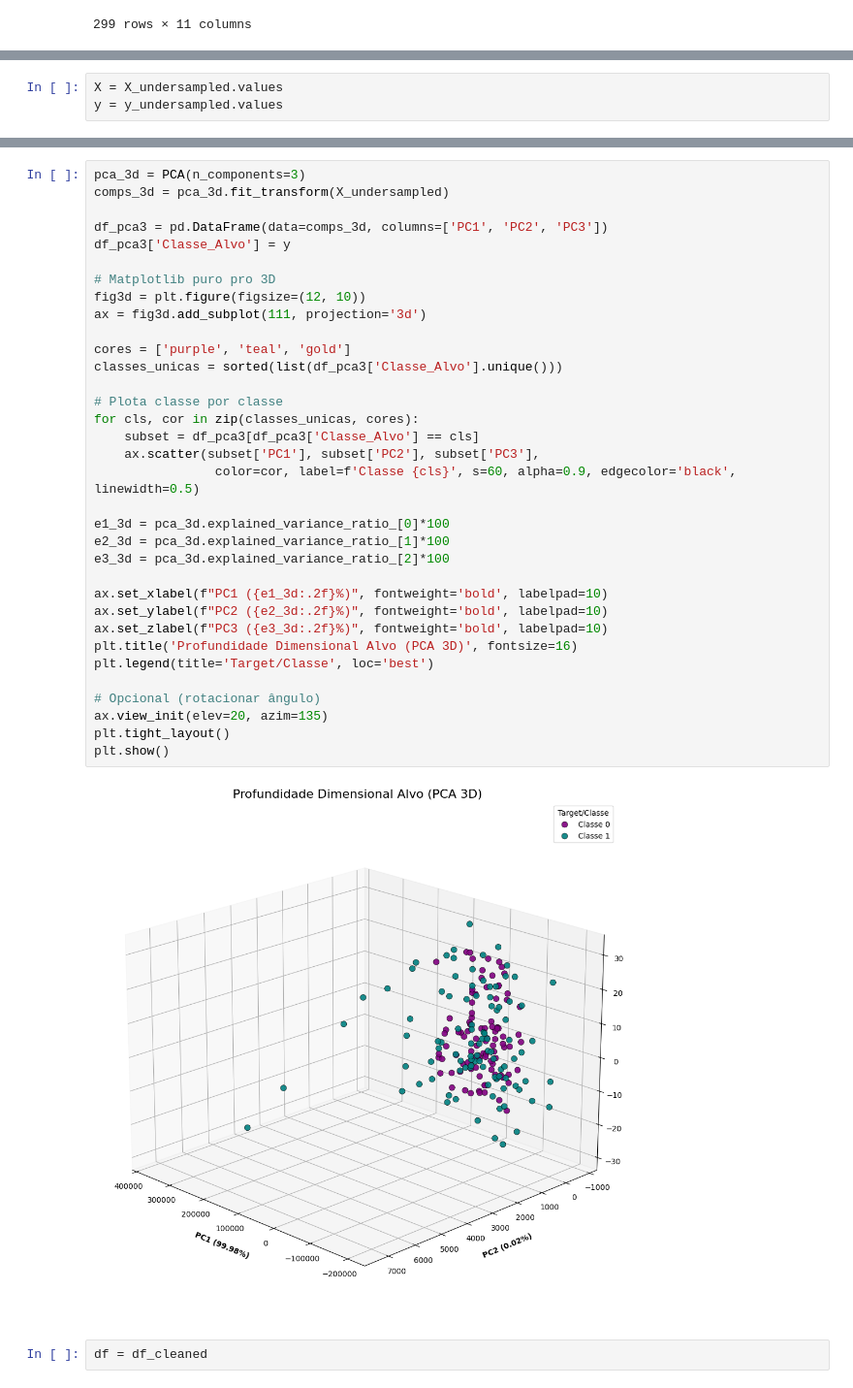
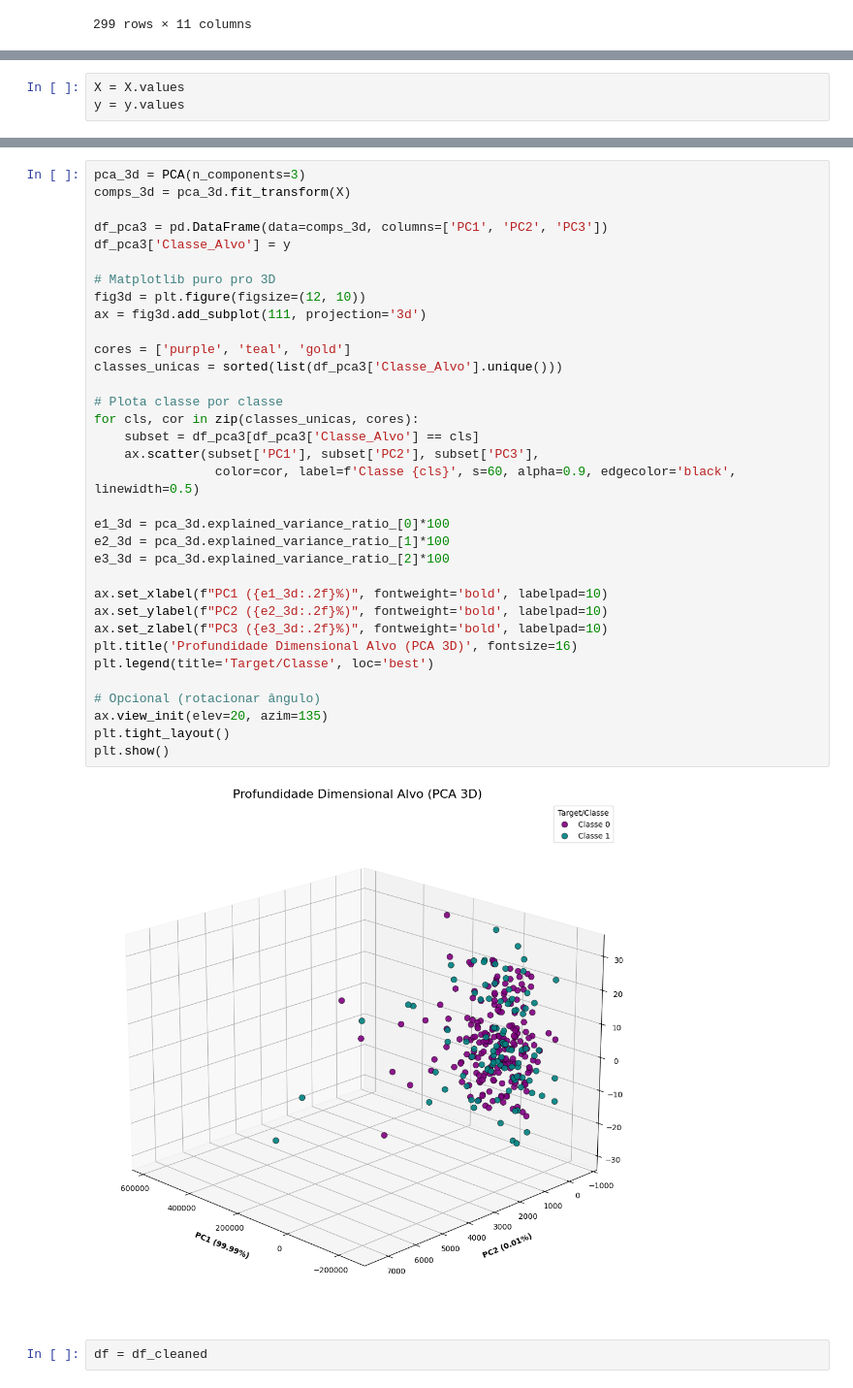
Before and after one commit to pkziinn10/Heart-Failure, a Jupyter notebook: src/heart_failure.ipynb, the cells around one changed output, grey strips where cells are left out. Shown at 97% size. Saved outputs shown, nothing was run; the diff lists cells and outputs as text.

```diff
--- a/src/heart_failure.ipynb
+++ b/src/heart_failure.ipynb
@@ -215,6 +215,6 @@ df_cleaned.plot(kind='bar', title='Class Distribution After NearMiss')
 # %%
-X = X_undersampled.values
-y = y_undersampled.values
+X = X.values
+y = y.values
 # %%
 y
 # %% [output]
@@ -305,39 +308,39 @@ plt.show()
 # %%
 pca_3d = PCA(n_components=3)
-comps_3d = pca_3d.fit_transform(X_undersampled)
+comps_3d = pca_3d.fit_transform(X)
 
 df_pca3 = pd.DataFrame(data=comps_3d, columns=['PC1', 'PC2', 'PC3'])
 df_pca3['Classe_Alvo'] = y
 
 # Matplotlib puro pro 3D
 fig3d = plt.figure(figsize=(12, 10))
 ax = fig3d.add_subplot(111, projection='3d')
 
 cores = ['purple', 'teal', 'gold']
 classes_unicas = sorted(list(df_pca3['Classe_Alvo'].unique()))
 
 # Plota classe por classe
 for cls, cor in zip(classes_unicas, cores):
     subset = df_pca3[df_pca3['Classe_Alvo'] == cls]
     ax.scatter(subset['PC1'], subset['PC2'], subset['PC3'],
                 color=cor, label=f'Classe {cls}', s=60, alpha=0.9, edgecolor='black', linewidth=0.5)
 
 e1_3d = pca_3d.explained_variance_ratio_[0]*100
 e2_3d = pca_3d.explained_variance_ratio_[1]*100
 e3_3d = pca_3d.explained_variance_ratio_[2]*100
 
 ax.set_xlabel(f"PC1 ({e1_3d:.2f}%)", fontweight='bold', labelpad=10)
 ax.set_ylabel(f"PC2 ({e2_3d:.2f}%)", fontweight='bold', labelpad=10)
 ax.set_zlabel(f"PC3 ({e3_3d:.2f}%)", fontweight='bold', labelpad=10)
 plt.title('Profundidade Dimensional Alvo (PCA 3D)', fontsize=16)
 plt.legend(title='Target/Classe', loc='best')
 
 # Opcional (rotacionar ângulo)
 ax.view_init(elev=20, azim=135)
 plt.tight_layout()
 plt.show()
 # %% [output]
-[figure, old version]
+[figure, new version]
 # %%
 df = df_cleaned
 # %%
```
Also changed, not shown: parts of 15 cells of this notebook.
